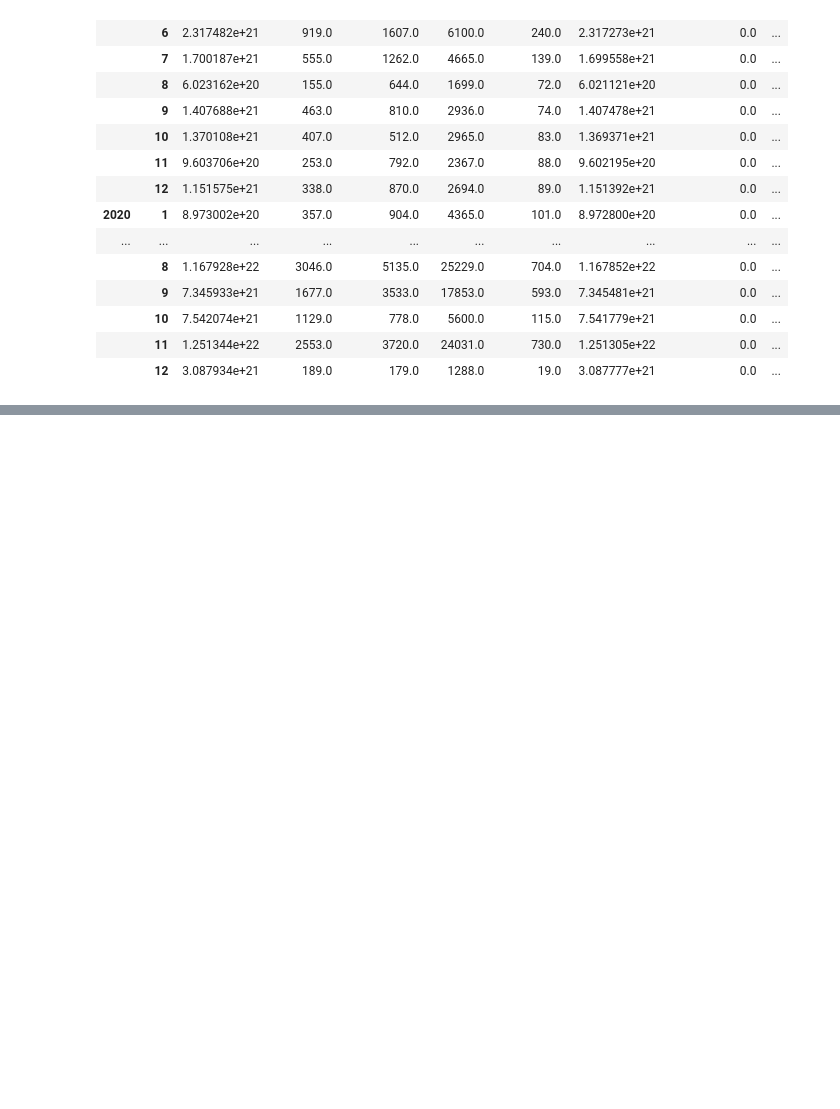
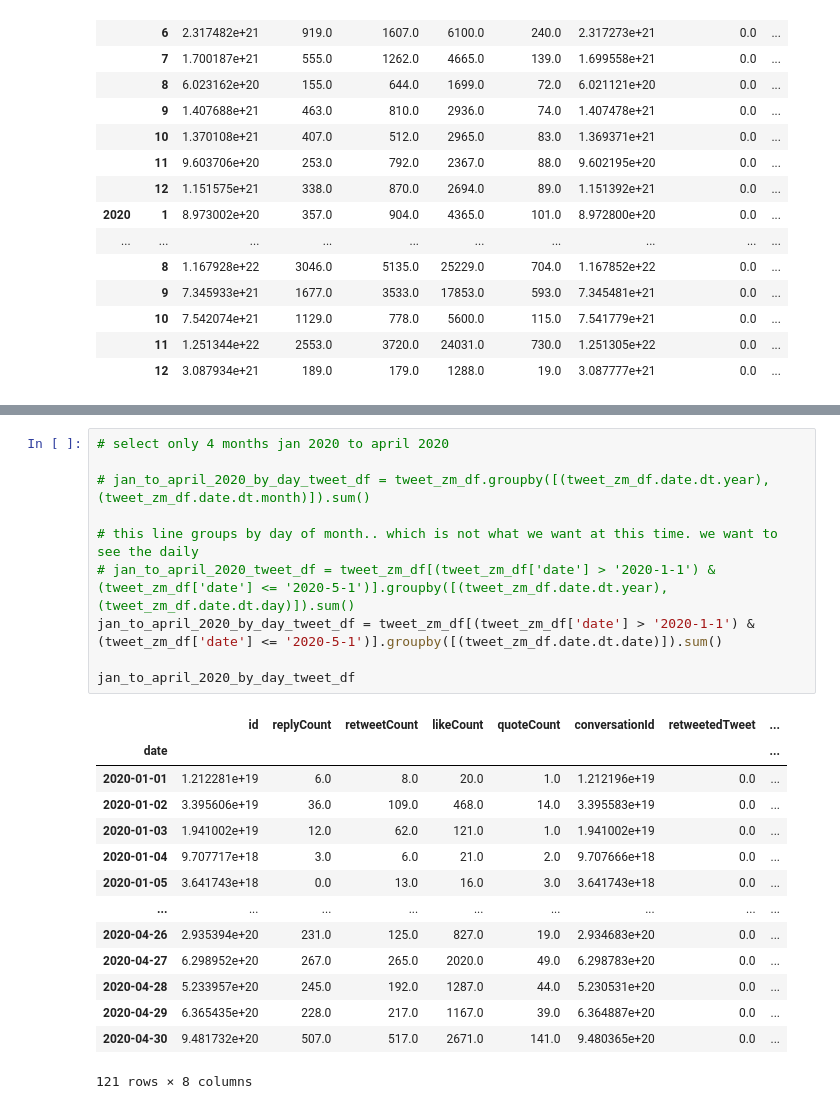
Before and after one commit to kwcode2016/snscrape-explore, a Jupyter notebook: eda-zm.ipynb, the cells around one changed output, grey strips where cells are left out. Saved outputs shown, nothing was run; the diff lists cells and outputs as text; blank space fills up the shorter version.

Commit message:
added daily likes

```diff
--- a/eda-zm.ipynb
+++ b/eda-zm.ipynb
@@ -133,0 +157,25 @@ zoom_stock_prices_df.plot()
+# %%
+# select only 4 months jan 2020 to april 2020
+
+# jan_to_april_2020_by_day_tweet_df = tweet_zm_df.groupby([(tweet_zm_df.date.dt.year), (tweet_zm_df.date.dt.month)]).sum()
+
+# this line groups by day of month.. which is not what we want at this time. we want to see the daily
+# jan_to_april_2020_tweet_df = tweet_zm_df[(tweet_zm_df['date'] > '2020-1-1') & (tweet_zm_df['date'] <= '2020-5-1')].groupby([(tweet_zm_df.date.dt.year),(tweet_zm_df.date.dt.day)]).sum()
+jan_to_april_2020_by_day_tweet_df = tweet_zm_df[(tweet_zm_df['date'] > '2020-1-1') & (tweet_zm_df['date'] <= '2020-5-1')].groupby([(tweet_zm_df.date.dt.date)]).sum()
+
+jan_to_april_2020_by_day_tweet_df
+# %% [output]
+|  | id | replyCount | retweetCount | likeCount | quoteCount | conversationId | retweetedTweet | ... |
+| date |  |  |  |  |  |  |  | ... |
+| 2020-01-01 | 1.212281e+19 | 6.0 | 8.0 | 20.0 | 1.0 | 1.212196e+19 | 0.0 | ... |
+| 2020-01-02 | 3.395606e+19 | 36.0 | 109.0 | 468.0 | 14.0 | 3.395583e+19 | 0.0 | ... |
+| 2020-01-03 | 1.941002e+19 | 12.0 | 62.0 | 121.0 | 1.0 | 1.941002e+19 | 0.0 | ... |
+| 2020-01-04 | 9.707717e+18 | 3.0 | 6.0 | 21.0 | 2.0 | 9.707666e+18 | 0.0 | ... |
+| 2020-01-05 | 3.641743e+18 | 0.0 | 13.0 | 16.0 | 3.0 | 3.641743e+18 | 0.0 | ... |
+| ... | ... | ... | ... | ... | ... | ... | ... | ... |
+| 2020-04-26 | 2.935394e+20 | 231.0 | 125.0 | 827.0 | 19.0 | 2.934683e+20 | 0.0 | ... |
+| 2020-04-27 | 6.298952e+20 | 267.0 | 265.0 | 2020.0 | 49.0 | 6.298783e+20 | 0.0 | ... |
+| 2020-04-28 | 5.233957e+20 | 245.0 | 192.0 | 1287.0 | 44.0 | 5.230531e+20 | 0.0 | ... |
+| 2020-04-29 | 6.365435e+20 | 228.0 | 217.0 | 1167.0 | 39.0 | 6.364887e+20 | 0.0 | ... |
+| 2020-04-30 | 9.481732e+20 | 507.0 | 517.0 | 2671.0 | 141.0 | 9.480365e+20 | 0.0 | ... |
+121 rows × 8 columns
```
Also changed, not shown: parts of 5 cells of this notebook.
